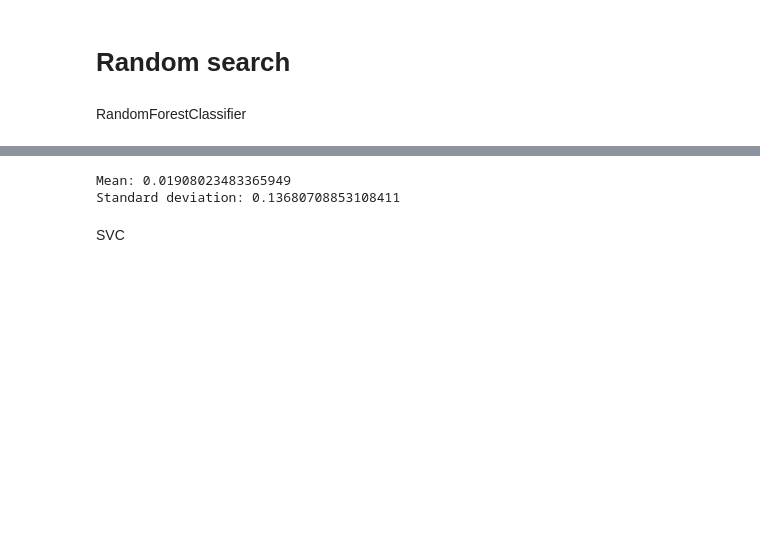
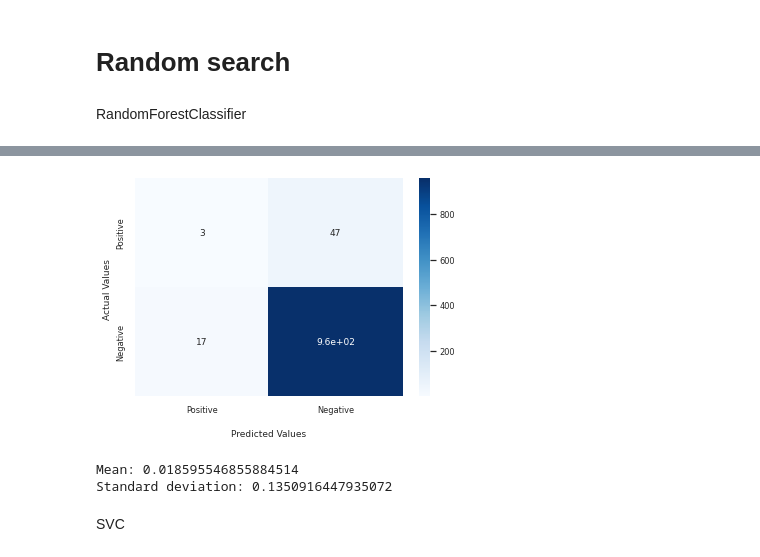
Before and after one commit to cdevalero/ML_proyect, a Jupyter notebook: Notebook/who_notebook.ipynb, the cells around one changed output, grey strips where cells are left out. Cells and saved outputs as stored; diff of their text form; code cells hidden in the pictures; blank space fills up the shorter version.

```diff
--- a/Notebook/who_notebook.ipynb
+++ b/Notebook/who_notebook.ipynb
@@ -335,11 +343,22 @@ search_rfc.best_params_
 rfc_v2 = RandomForestClassifier(n_jobs=-1, random_state=0, n_estimators=550, max_depth=23)
 rfc_v2.fit(X_train, y_train)
 y_predicted_rfc_v2 = rfc_v2.predict(X_test)
-y_scores_v2_rfc = cross_val_predict(rfc_v2, X_train, y_train, cv=5)
-rfc_mean, rfc_std = display_scores(y_scores_v2_rfc)
-# %% [output]
-Mean: 0.01908023483365949
-Standard deviation: 0.13680708853108411
+# %%
+cf_rfc_2 = confusion_matrix(y_test, y_predicted_rfc_v2, labels=[1,0])
+ax = sns.heatmap(cf_rfc_2, annot=True, cmap='Blues')
+ax.set_xlabel('\nPredicted Values')
+ax.set_ylabel('Actual Values ');
+ax.xaxis.set_ticklabels(['Positive','Negative'])
+ax.yaxis.set_ticklabels(['Positive','Negative'])
+plt.show()
+# %% [output]
+[figure, added]
+# %%
+y_scores_v2_rfc = cross_val_predict(rfc_v2, X_train, y_train, cv=5)
+rfc_mean, rfc_std = display_scores(y_scores_v2_rfc)
+# %% [output]
+Mean: 0.018595546855884514
+Standard deviation: 0.1350916447935072
 # %% [markdown]
 SVC
 # %%
```
Also changed, not shown: parts of 39 cells of this notebook.
